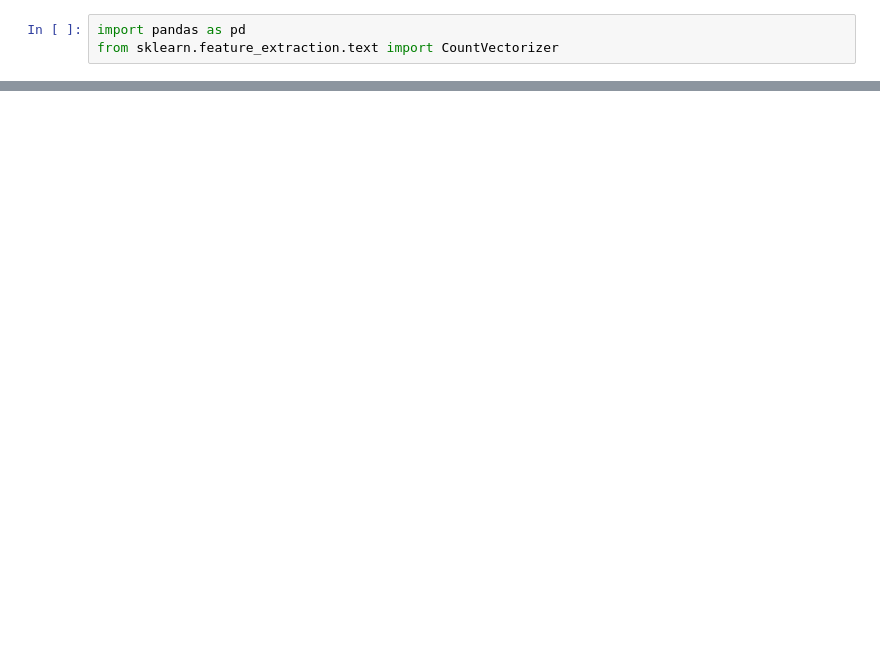
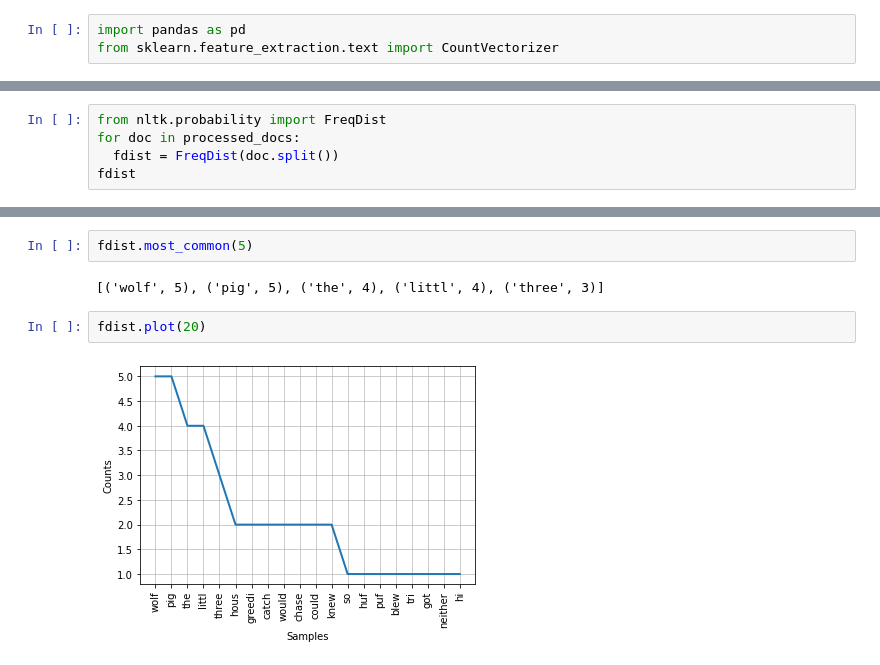
Before and after one commit to Ishan-Tewari/IRS-Codes, a Jupyter notebook: Prac2/IRS_Prac2.ipynb, the cells around one changed output, grey strips where cells are left out. Saved outputs shown, nothing was run; the diff lists cells and outputs as text; blank space fills up the shorter version.

```diff
--- a/Prac2/IRS_Prac2.ipynb
+++ b/Prac2/IRS_Prac2.ipynb
@@ -351,0 +471,5 @@ df
+# %%
+from nltk.probability import FreqDist
+for doc in processed_docs:
+  fdist = FreqDist(doc.split())
+fdist
@@ -351,0 +494,8 @@ df
+# %%
+fdist.most_common(5)
+# %% [output]
+[('wolf', 5), ('pig', 5), ('the', 4), ('littl', 4), ('three', 3)]
+# %%
+fdist.plot(20)
+# %% [output]
+[figure, added]
```
Also changed, not shown: parts of 23 cells of this notebook, 1 other file.
